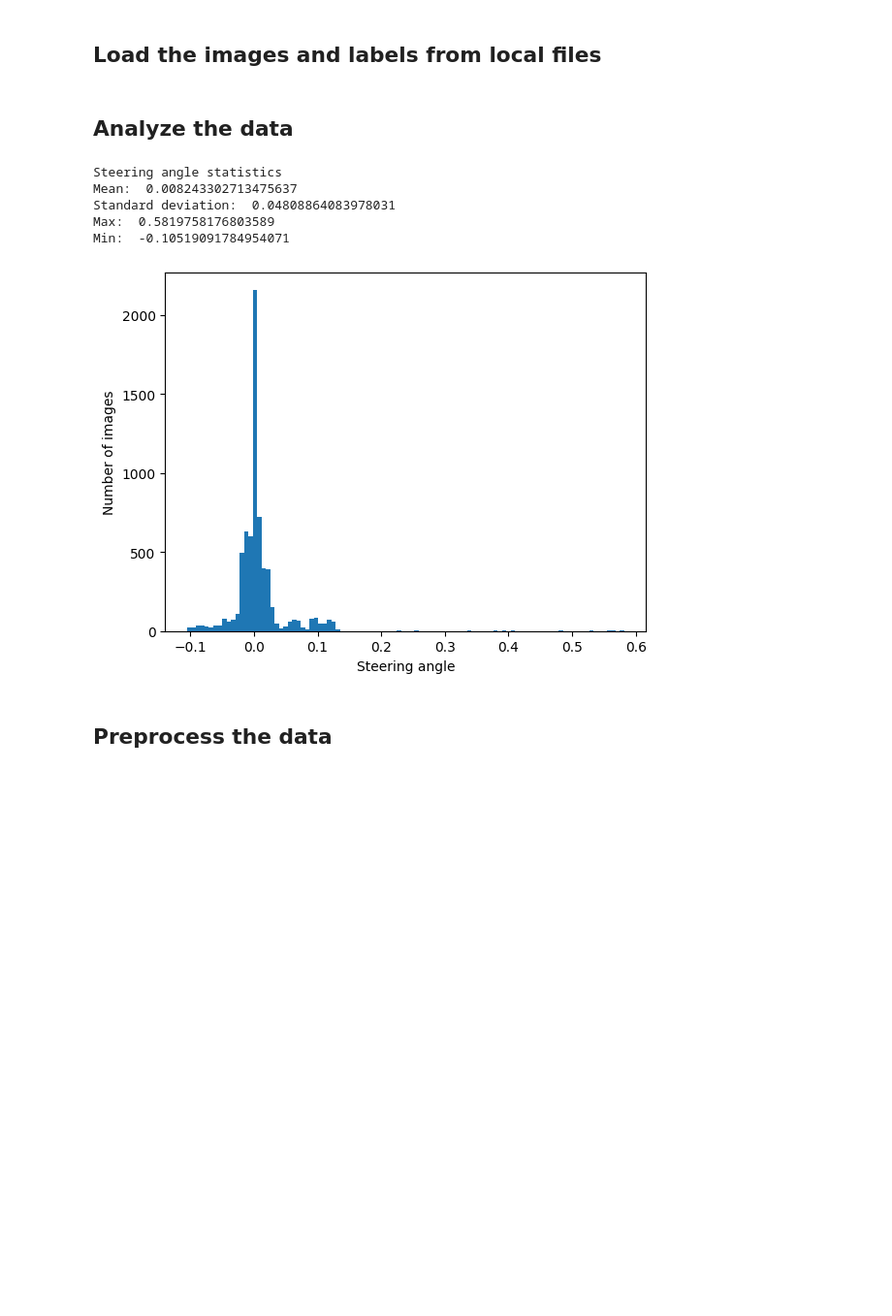
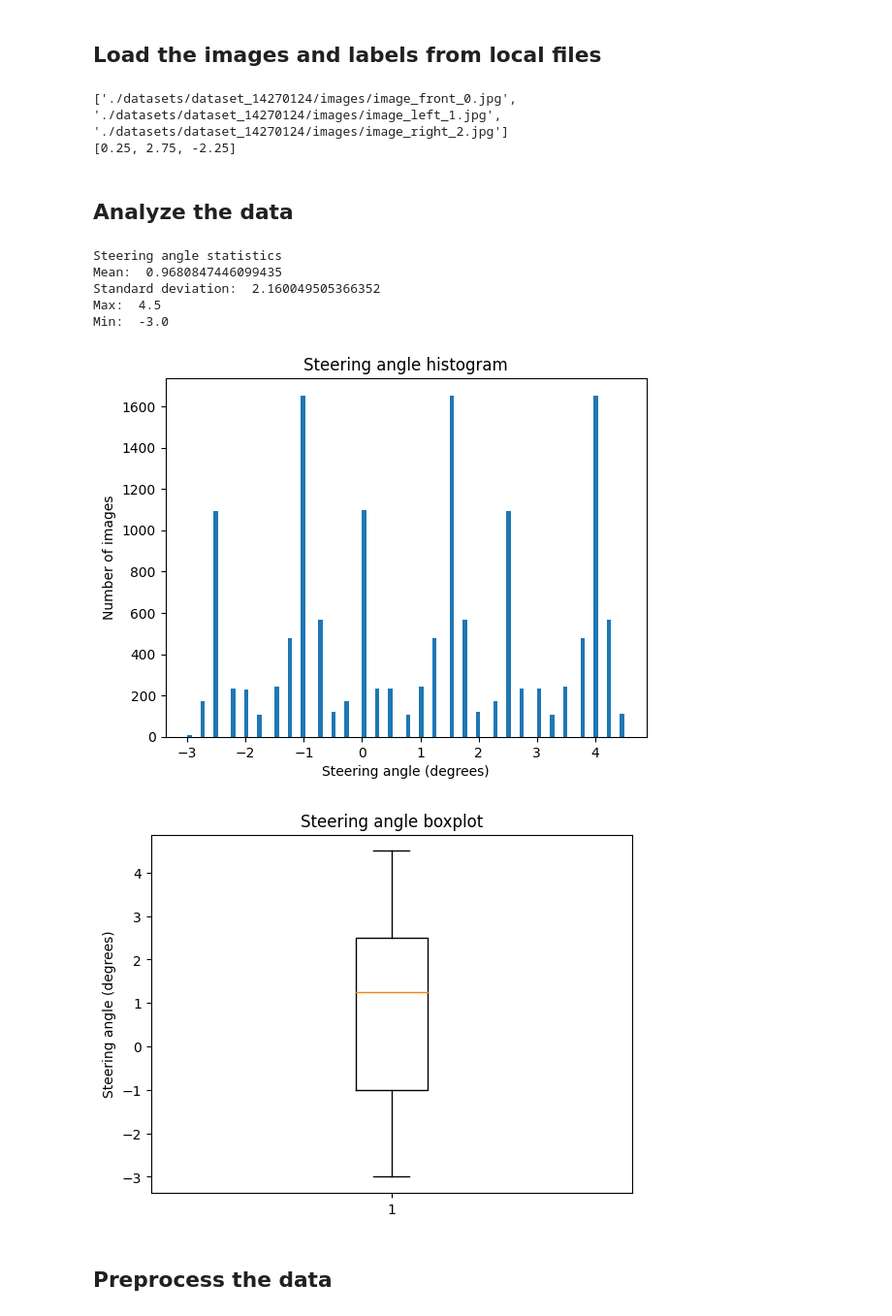
Before and after one commit to curroramos/Self_Driving_ROAR, a Jupyter notebook: train.ipynb, the cells around one changed output. Shown at 97% size. Saved outputs shown, nothing was run; the diff lists cells and outputs as text; code cells hidden in the pictures; blank space fills up the shorter version.

```diff
--- a/train.ipynb
+++ b/train.ipynb
@@ -10,32 +10,49 @@ import cv2
 images = []
 labels = []
 
-with open('data/labels.json', 'r') as labels_file:
+dataset_path = 'datasets/dataset_1949280124/data.json'
+
+with open(dataset_path, 'r') as labels_file:
     for line in labels_file:
         data = json.loads(line)
         images.append(data['image'])
         labels.append(data['label'])
+
+
+print(images[0:3])
+print(labels[0:3])
+# %% [output]
+['./datasets/dataset_14270124/images/image_front_0.jpg', './datasets/dataset_14270124/images/image_left_1.jpg', './datasets/dataset_14270124/images/image_right_2.jpg']
+[0.25, 2.75, -2.25]
 # %% [markdown]
 ## Analyze the data
 # %%
 # Steering angle statistics
 print('Steering angle statistics')
 print('Mean: ', np.mean(labels))
 print('Standard deviation: ', np.std(labels))
 print('Max: ', np.max(labels))
 print('Min: ', np.min(labels))
 
 # Steering angle histogram
 plt.hist(labels, bins=100)
-plt.xlabel('Steering angle')
+plt.title('Steering angle histogram')
+plt.xlabel('Steering angle (degrees)')
 plt.ylabel('Number of images')
 plt.show()
+
+# Plot candle stick chart
+plt.boxplot(labels)
+plt.title('Steering angle boxplot')
+plt.ylabel('Steering angle (degrees)')
+plt.show()
 # %% [output]
 Steering angle statistics
-Mean:  0.008243302713475637
-Standard deviation:  0.04808864083978031
-Max:  0.5819758176803589
-Min:  -0.10519091784954071
+Mean:  0.9680847446099435
+Standard deviation:  2.160049505366352
+Max:  4.5
+Min:  -3.0
-[figure, old version]
+[figure, new version]
+[figure, added]
 # %% [markdown]
 ## Preprocess the data
```
Also changed, not shown: parts of 34 cells of this notebook, 4 other files.
